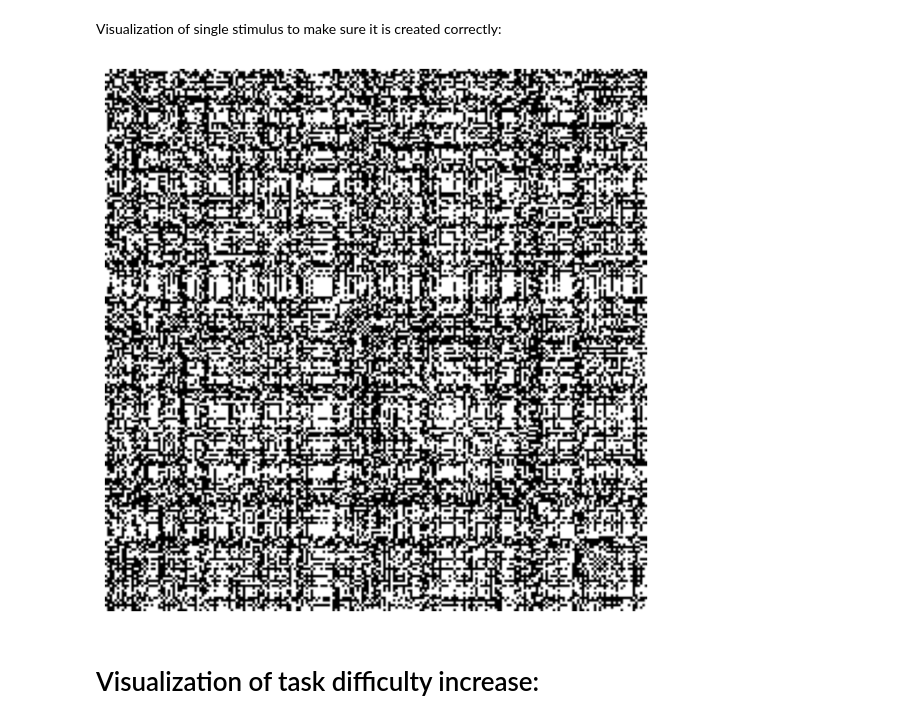
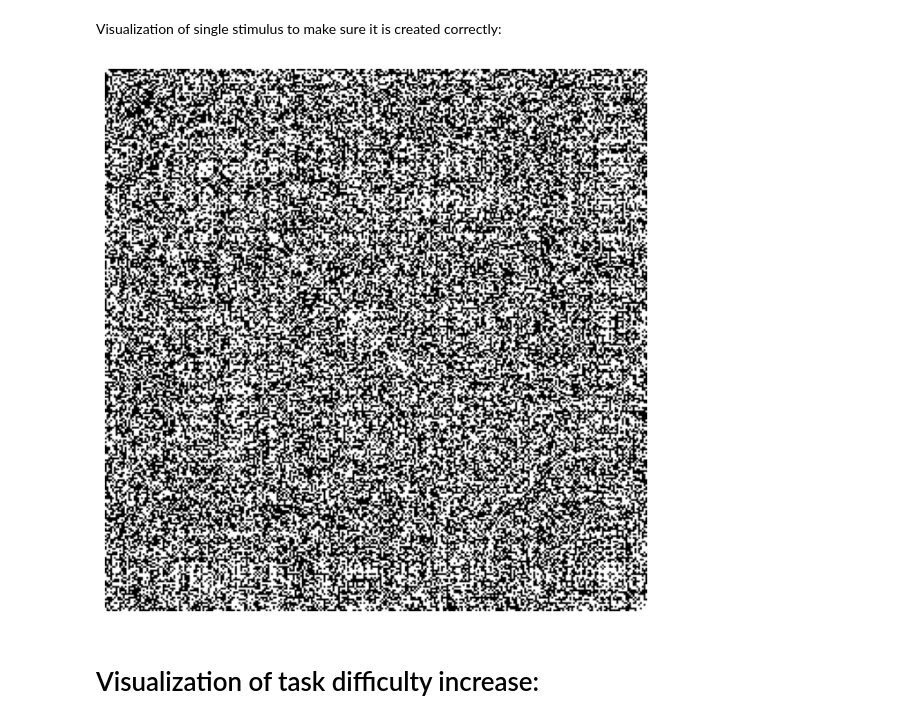
Before and after one commit to danieletirinnanzi/HUPLACLIP-NNs, a Jupyter notebook: scripts/visualizations/input_visualization.ipynb, the cells around one changed output. Saved outputs shown, nothing was run; the diff lists cells and outputs as text; code cells hidden in the pictures.

```diff
--- a/scripts/visualizations/input_visualization.ipynb
+++ b/scripts/visualizations/input_visualization.ipynb
@@ -16,14 +16,14 @@ import src.graphs_generation as graphs_generation
 Visualization of single stimulus to make sure it is created correctly:
 # %%
 # visualizing input for graph of 160 nodes and clique of 70, "p_increase"
-no_resize_graph = graphs_generation.generate_batch(1, 224, [112], "p_reduce", p_clique=1)[0]
+no_resize_graph = graphs_generation.generate_batch(1, 300, [90], "p_reduce", False, p_clique=1)[0]
 # visualizing single image without axes:
 plt.figure(figsize=(8, 8))  # Increase the size of the figure
 plt.axis('off')  # Remove the axes
 plt.imshow(np.squeeze(no_resize_graph), cmap='gray')
 plt.show()
 # %% [output]
-[figure, old version]
+[figure, new version]
 # %% [markdown]
 # Visualization of task difficulty increase:
 # %% [markdown]
```
Also changed, not shown: 4 other files.
